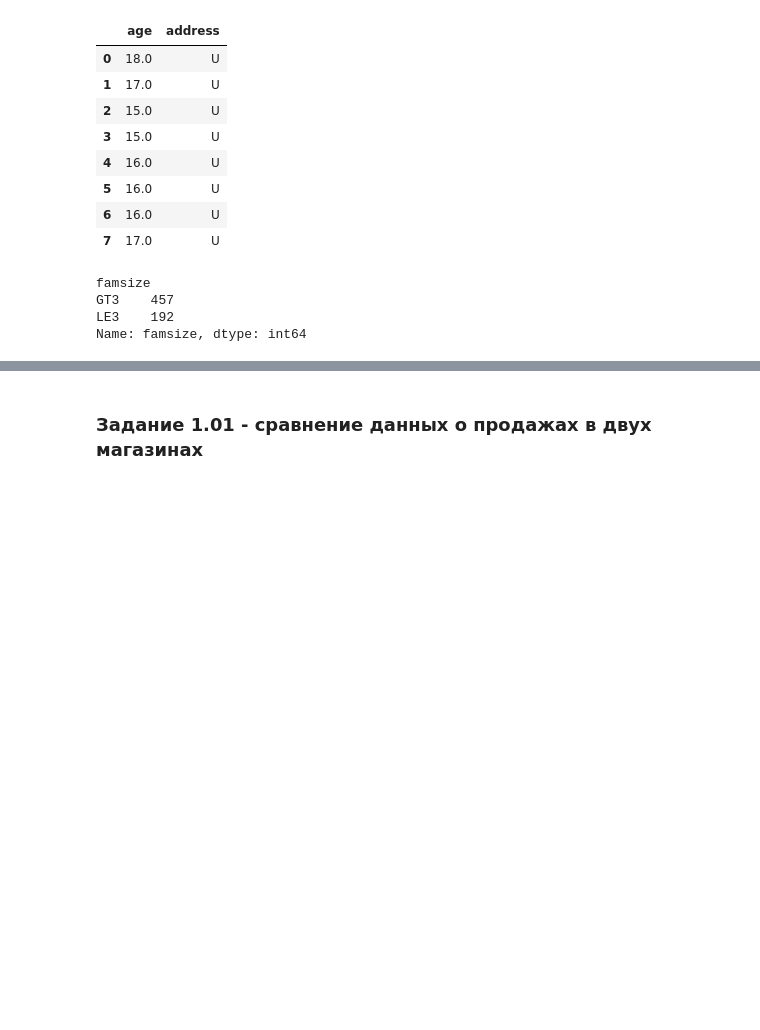
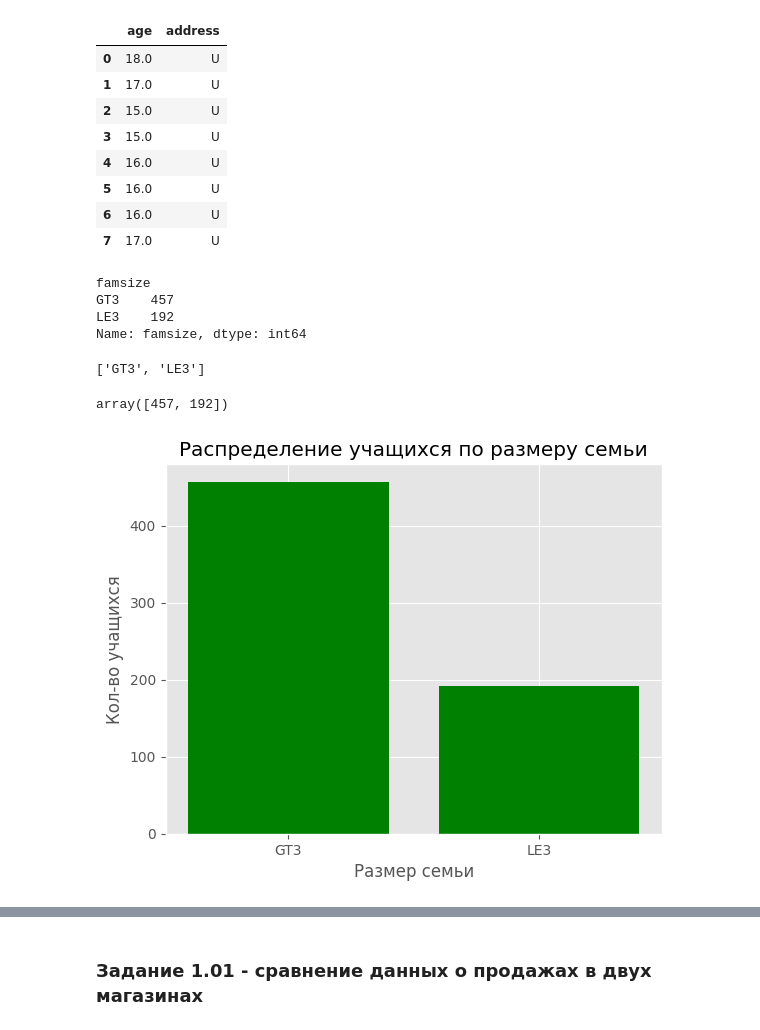
Before and after one commit to rgenius-ru/pandas_lessons, a Jupyter notebook: lessons/Pandas_for_Data_Engineering/part1.ipynb, the cells around one changed output, grey strips where cells are left out. Drawn from its saved outputs; the diff is of its cells as text; code cells hidden in the pictures; blank space fills up the shorter version.

```diff
--- a/lessons/Pandas_for_Data_Engineering/part1.ipynb
+++ b/lessons/Pandas_for_Data_Engineering/part1.ipynb
@@ -314,9 +314,33 @@ subset2
 | 6 | 16.0 | U |
 | 7 | 17.0 | U |
 # %%
-student_por.groupby(['famsize'])['famsize'].agg('count')
+agg_data = student_por.groupby(['famsize'])['famsize'].agg('count')
+agg_data
 # %% [output]
 famsize
 GT3    457
 LE3    192
 Name: famsize, dtype: int64
+# %%
+x = list(agg_data.index)
+x
+# %% [output]
+['GT3', 'LE3']
+# %%
+y = agg_data.values
+y
+# %% [output]
+array([457, 192])
+# %%
+import matplotlib.pyplot as plt
+
+plt.style.use('ggplot')
+
+plt.bar(x, y, color='green')
+plt.xlabel("Размер семьи")
+plt.ylabel("Кол-во учащихся")
+plt.title("Распределение учащихся по размеру семьи")
+
+plt.show()
+# %% [output]
+[figure, added]
```
Also changed, not shown: parts of 23 cells of this notebook.
